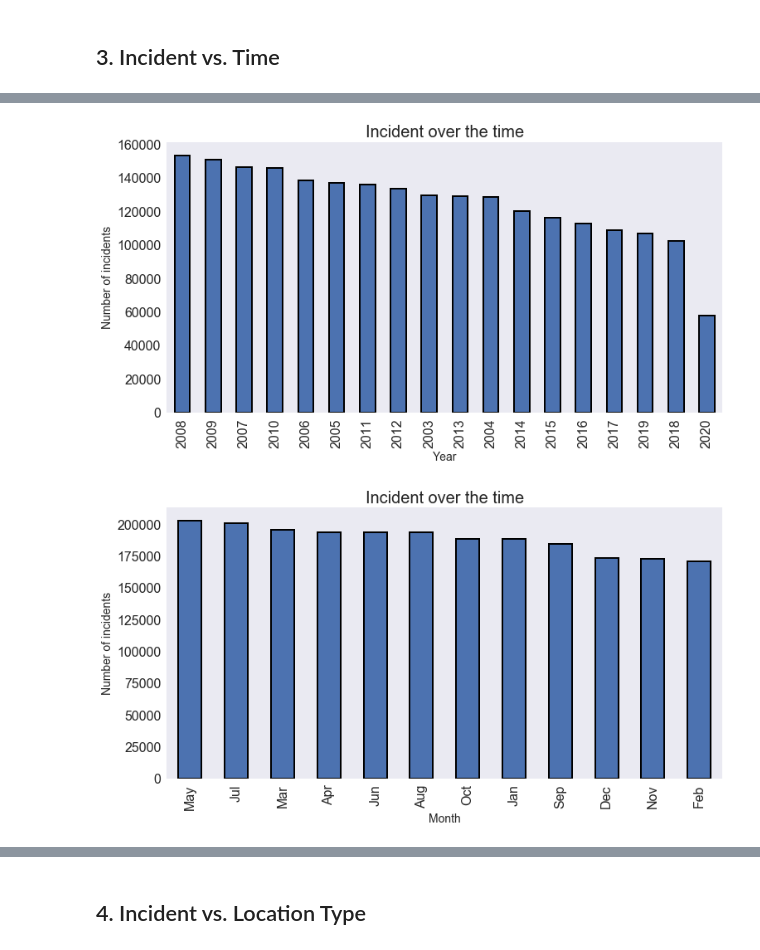
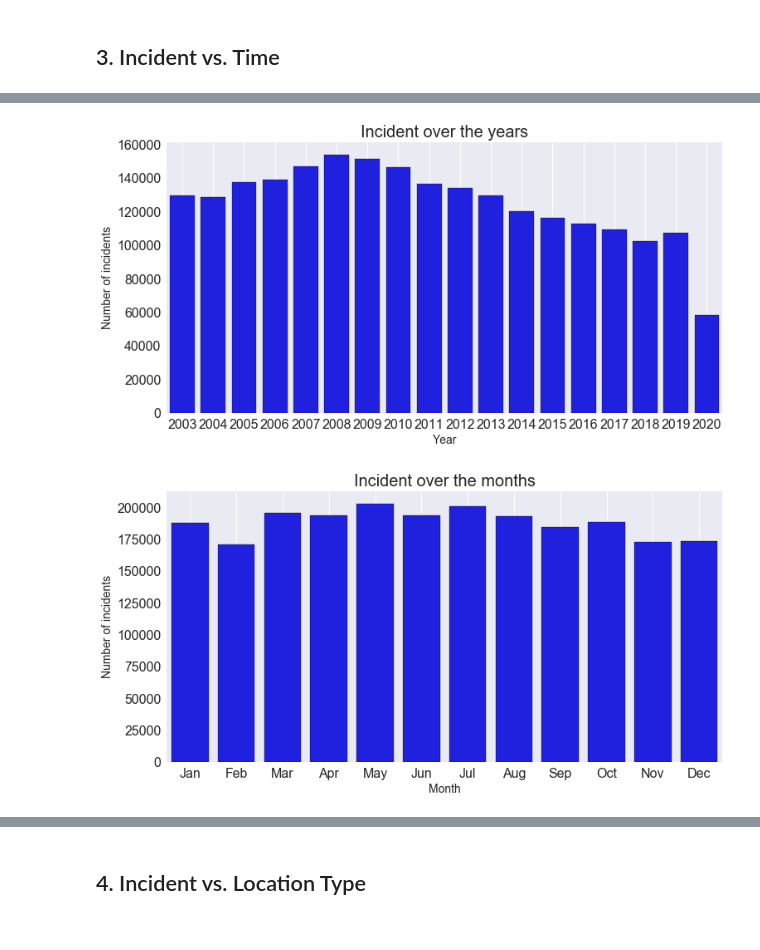
Before and after one commit to servetoksuz/Capstone_2, a Jupyter notebook: Capstone 2-Final.ipynb, the cells around one changed output, grey strips where cells are left out. Saved outputs shown, nothing was run; the diff lists cells and outputs as text; code cells hidden in the pictures.

```diff
--- a/Capstone 2-Final.ipynb
+++ b/Capstone 2-Final.ipynb
@@ -384,6 +384,8 @@ df['month']=df['occurred_date_time'].dt.strftime('%b')
 df['day']=df['occurred_date_time'].dt.day
 df['hour']=df['occurred_date_time'].dt.hour
 df['weekday']=df['occurred_date_time'].dt.strftime('%a')
+# %%
+df['distance'] = np.sqrt(np.square(df['longitude']-df['longitude'].mean()) + np.square(df['latitude'] - df['latitude'].mean()))
 # %%
 # The data is cleaned and we would like to get our first train and test scores before getting our dummy variables:
 
@@ -584,24 +582,25 @@ plt.show()
 # %%
 # Incidents over the years
 
 fig, ax=plt.subplots(figsize=(12,6))
-df['year'].value_counts().plot.bar(width=0.5,edgecolor='k',align='center',linewidth=2)
+sns.barplot(df['year'].value_counts().index, df['year'].value_counts(),edgecolor='k', color='b')
 plt.xlabel('Year',fontsize=14)
 plt.ylabel('Number of incidents',fontsize=14)
 ax.tick_params(labelsize=16)
-plt.title('Incident over the time',fontsize=20)
+plt.title('Incident over the years',fontsize=20)
 plt.grid()
 plt.show()
 # %% [output]
-[figure, old version]
+[figure, new version]
 # %%
 fig, ax=plt.subplots(figsize=(12,6))
-df['month'].value_counts().plot.bar(width=0.5,edgecolor='k',align='center',linewidth=2)
+months = ['Jan','Feb','Mar','Apr','May','Jun','Jul','Aug','Sep','Oct','Nov','Dec']
+sns.barplot(df['month'].value_counts().index, df['month'].value_counts(),edgecolor='k', color='b', order=months)
 plt.xlabel('Month',fontsize=14)
 plt.ylabel('Number of incidents',fontsize=14)
 ax.tick_params(labelsize=16)
-plt.title('Incident over the time',fontsize=20)
+plt.title('Incident over the months',fontsize=20)
 plt.grid()
 plt.show()
 # %% [output]
-[figure, old version]
+[figure, new version]
```
Also changed, not shown: parts of 88 cells of this notebook.
